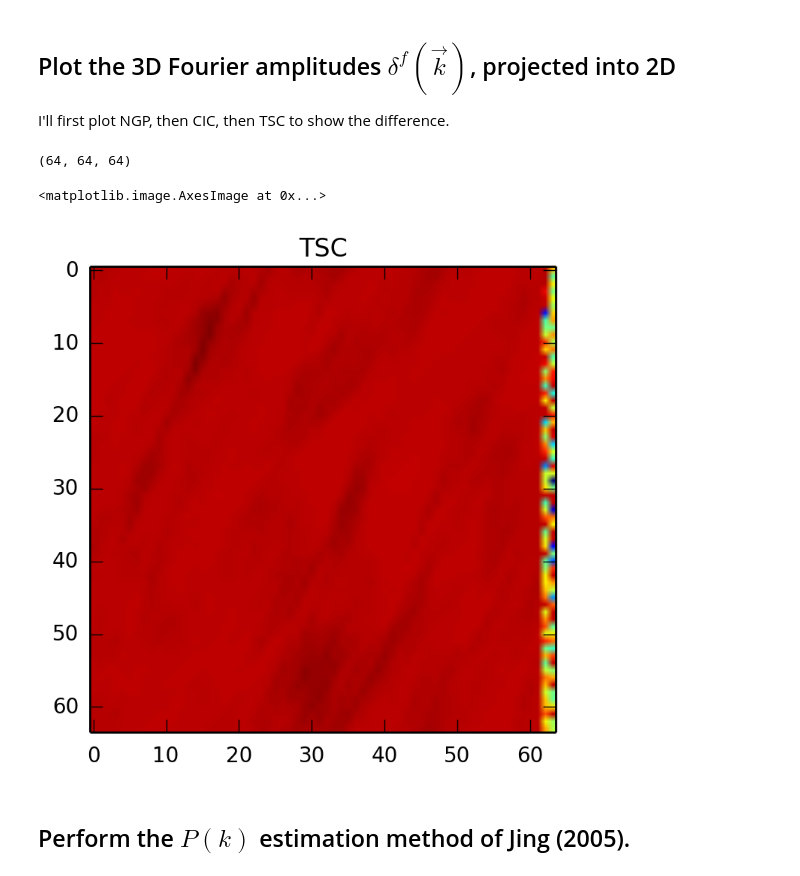
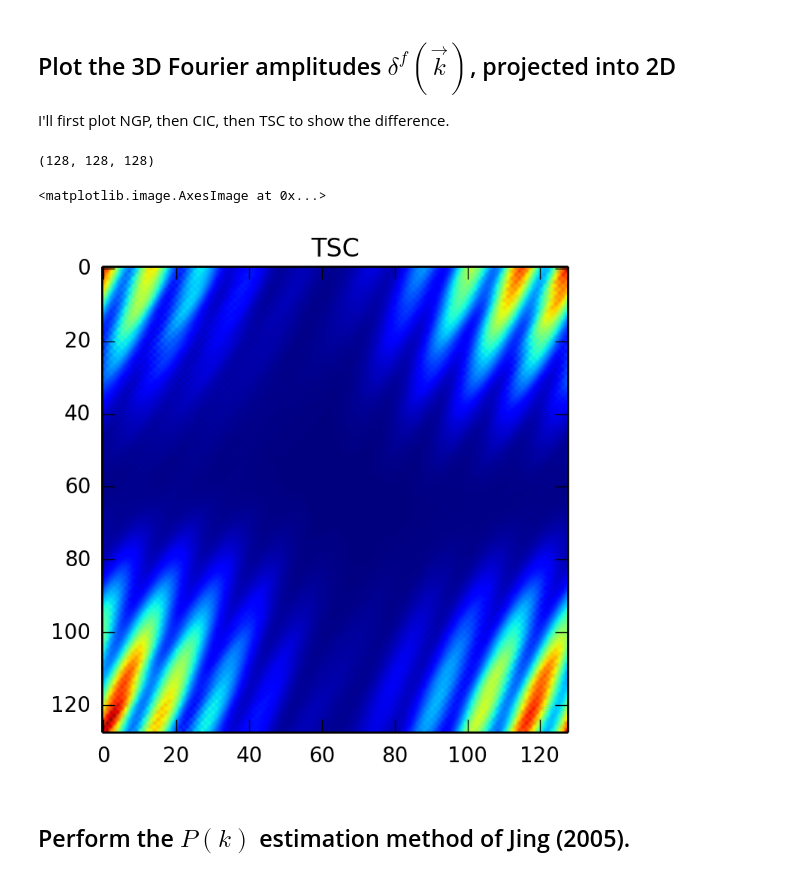
Before and after one commit to brantr/tracer-power, a Jupyter notebook: dfk_turbulence.ipynb, the cells around one changed output. Drawn from its saved outputs; the diff is of its cells as text; code cells hidden in the pictures.

```diff
--- a/dfk_turbulence.ipynb
+++ b/dfk_turbulence.ipynb
@@ -18,7 +18,7 @@ from read_grid_fft import *
 # %%
 #Read in the three dimensional grid, and project it into 2 dimensions
 isnap = 750
-ngrid = 64
+ngrid = 128
 fdir = "./"
 fname = fdir+"tsc.turbulence.%04d.%d.dat" % (isnap,ngrid)
 nx,ny,nz,ixmin,ixmax,iymin,iymax,izmin,izmax,ngp = read_grid_fft(fname)
@@ -40,21 +40,21 @@ I'll first plot NGP, then CIC, then TSC to show the difference.
 # %%
 #Read in a delta^f_k grid
 isnap = 750
-ngrid = 64
+ngrid = 128
 fdir = "./"
 fname = fdir+"dfk.turbulence.%04d.%d.dat" % (isnap,ngrid)
 nx,ny,nz,ixmin,ixmax,iymin,iymax,izmin,izmax,dfk = read_grid_fft(fname)
 print(nx,ny,nz)
 dfkp = np.zeros([nx,ny])
 for i in range(ixmin,ixmax,1):
     for j in range(iymin,iymax,1):
         dfkp[i,j] = np.sum(dfk[i,j,:])
 plt.title(r'TSC')
 plt.imshow(dfkp.T)
 # %% [output]
-(64, 64, 64)
+(128, 128, 128)
 <matplotlib.image.AxesImage at 0x...>
-[figure, old version]
+[figure, new version]
 # %% [markdown]
 ## Perform the $P(k)$ estimation method of Jing (2005).
 # %%
```
Also changed, not shown: parts of 5 cells of this notebook.
